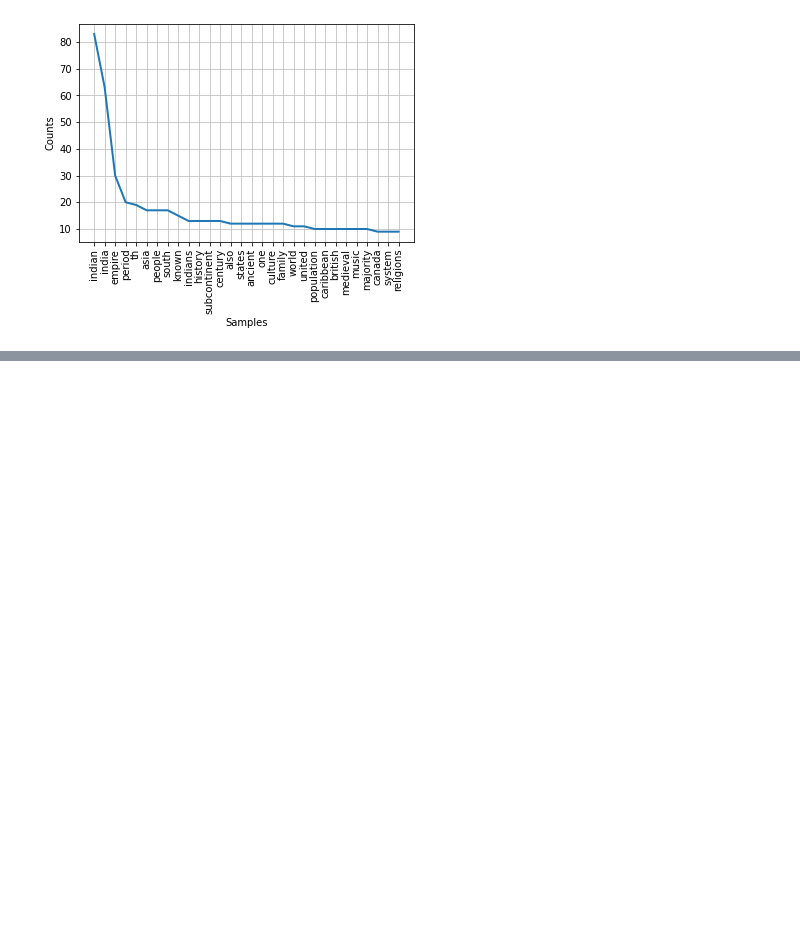
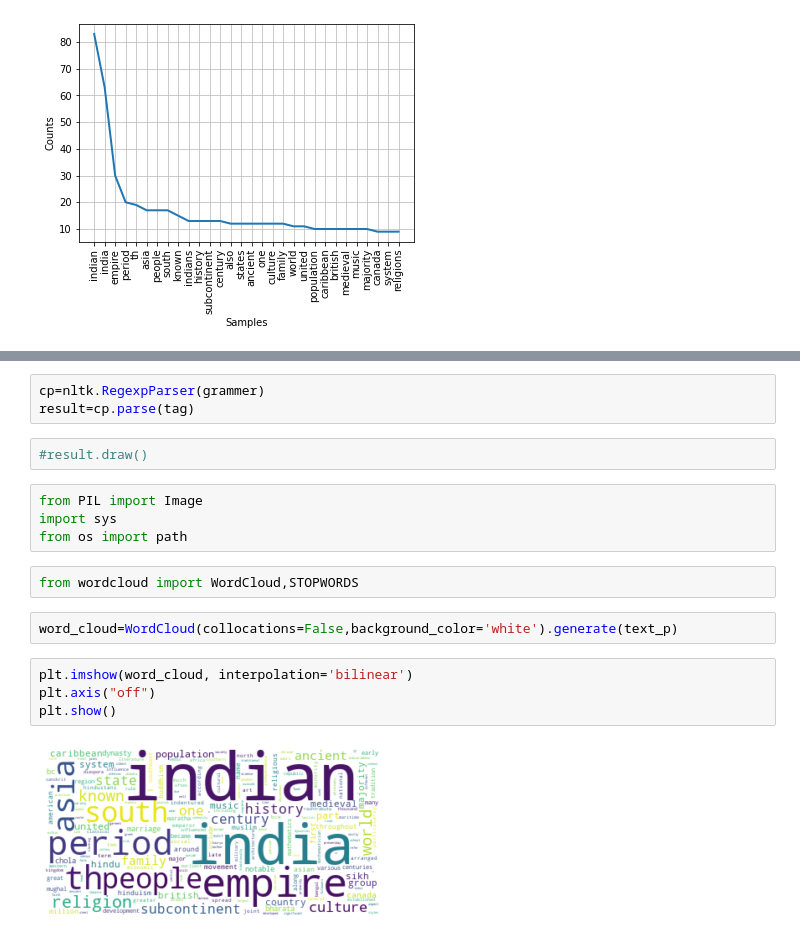
Before and after one commit to chandanverma07/NLP_Example, a Jupyter notebook: nlp_example.ipynb, the cells around one changed output, grey strips where cells are left out. Drawn from its saved outputs; the diff is of its cells as text; blank space fills up the shorter version.

```diff
--- a/nlp_example.ipynb
+++ b/nlp_example.ipynb
@@ -106,0 +139,19 @@ plt.show()
+# %%
+cp=nltk.RegexpParser(grammer)
+result=cp.parse(tag)
+# %%
+#result.draw()
+# %%
+from PIL import Image
+import sys
+from os import path
+# %%
+from wordcloud import WordCloud,STOPWORDS
+# %%
+word_cloud=WordCloud(collocations=False,background_color='white').generate(text_p)
+# %%
+plt.imshow(word_cloud, interpolation='bilinear')
+plt.axis("off")
+plt.show()
+# %% [output]
+[figure, added]
```
Also changed, not shown: parts of 11 cells of this notebook.
